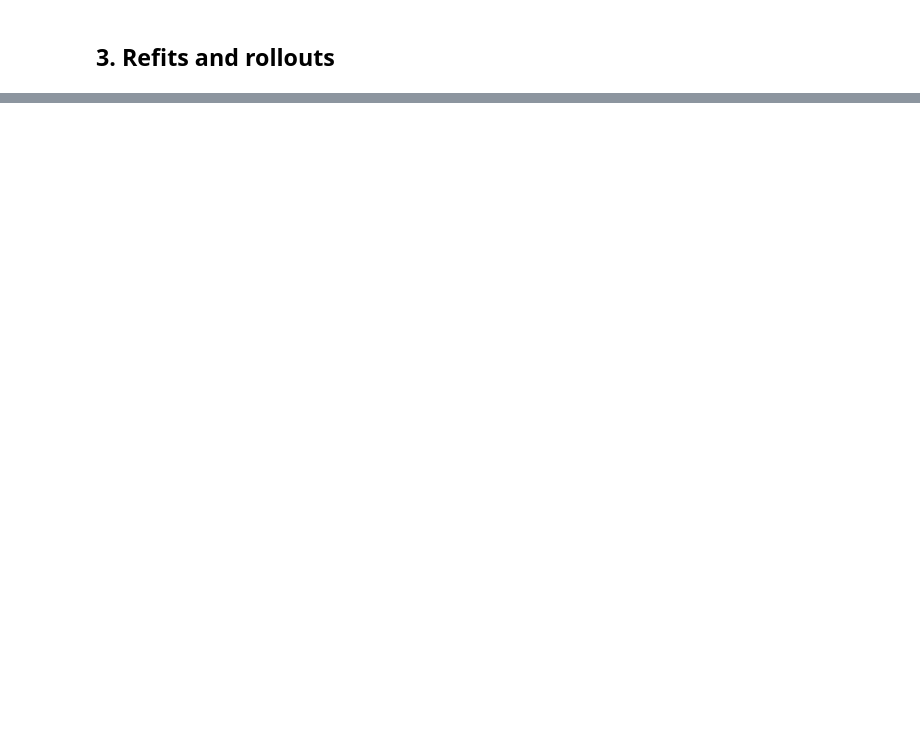
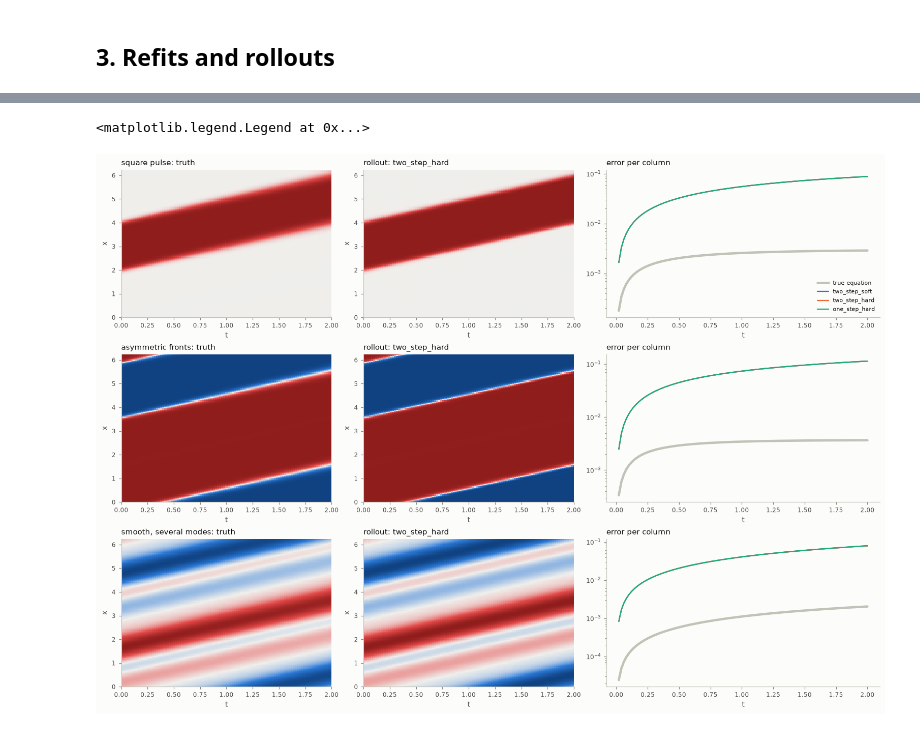
Before and after one commit to jinni1114/Kernel-Timestepping, a Jupyter notebook: experiments/advection_diffusion.ipynb, the cells around one changed output, grey strips where cells are left out. Drawn from its saved outputs; the diff is of its cells as text; code cells hidden in the pictures; blank space fills up the shorter version.

```diff
--- a/experiments/advection_diffusion.ipynb
+++ b/experiments/advection_diffusion.ipynb
@@ -167,0 +204,22 @@ ax.legend(ncol=5)
+# %%
+# Unseen initial conditions: reference solutions with the same solver, then every fit (and the true equation in the
+# same stepper) rolled out from each initial column to T_ROLL. Valid time: first t where the error per column > 10 %.
+def valid_time(values, exact, tol=0.1):
+    per_column = np.linalg.norm(values - exact, axis=1) / np.linalg.norm(exact, axis=1)
+    bad = np.flatnonzero(per_column > tol)
+    return t_roll[bad[0]] if bad.size else np.inf
+
+
+generalization = {}
+for name, (u0_new, burn_in) in NEW_ICS.items():
+    exact_new = reference(u0_new, burn_in).u(t_roll, grid.x)
+    runs = {"true equation": np.asarray(model.basis.values(floor_stepper.rollout(model.basis.interpolate(exact_new[0]),
+                                                                                  jnp.zeros(1), n_roll)))}
+    runs.update({method: m.rollout(exact_new[0], n_steps=n_roll) for method, m in fits.items()})
+    generalization[name] = (exact_new, runs)
+
+methods = list(generalization[name][1])
+print(f"relative error over t <= {T_ROLL:g} (valid time)")
+print(f"{'initial condition':26s}" + "".join(f"{m:>24s}" for m in methods))
+for name, (exact_new, runs) in generalization.items():
+    print(f"{name:26s}" + "".join(f"{kt.relative_l2(runs[m], exact_new):14.2e} ({valid_time(runs[m], exact_new):5.1f})" for m in methods))
@@ -167,0 +232,20 @@ ax.legend(ncol=5)
+# %%
+# Visual check per unseen initial condition: truth, rollout of the two-step hard fit, and the error per column of
+# every method (grey: true equation in the same stepper)
+fig, axes = plt.subplots(len(generalization), 3, figsize=(14, 3.3 * len(generalization)), layout="constrained",
+                         width_ratios=[1, 1, 1.3], squeeze=False)
+for row, (name, (exact_new, runs)) in enumerate(generalization.items()):
+    limit = np.abs(exact_new).max()
+    ph.field_map(axes[row, 0], t_roll, grid.x, exact_new, limit, f"{name}: truth")
+    ph.field_map(axes[row, 1], t_roll, grid.x, runs["two_step_hard"], limit, "rollout: two_step_hard")
+    ax = axes[row, 2]
+    for (method, values), color in zip(runs.items(), [ph.NEUTRAL, ph.BLUE, ph.ORANGE, ph.AQUA, ph.INK]):
+        err = np.linalg.norm(values - exact_new, axis=1)[1:] / np.linalg.norm(exact_new, axis=1)[1:]
+        ax.plot(t_roll[1:], err, color=color, lw=3 if method == "true equation" else 1.5, label=method)
+    ax.set(yscale="log", xlabel="t", title="error per column")
+    for a in axes[row, :2]:
+        a.set(xlabel="t", ylabel="x")
+axes[0, 2].legend(fontsize=7)
+# %% [output]
+<matplotlib.legend.Legend at 0x...>
+[figure, added]
```
Also changed, not shown: parts of 11 cells of this notebook, 2 other files.
